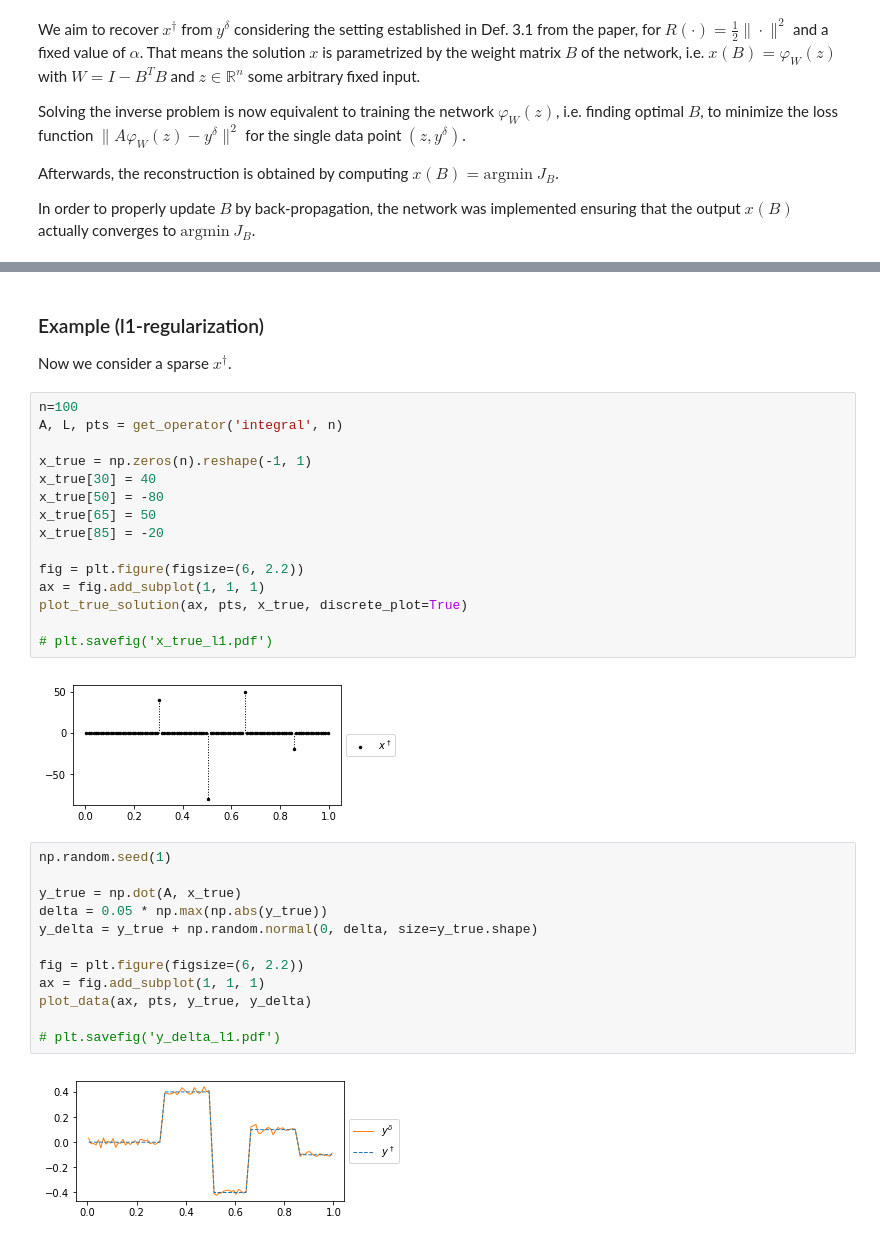
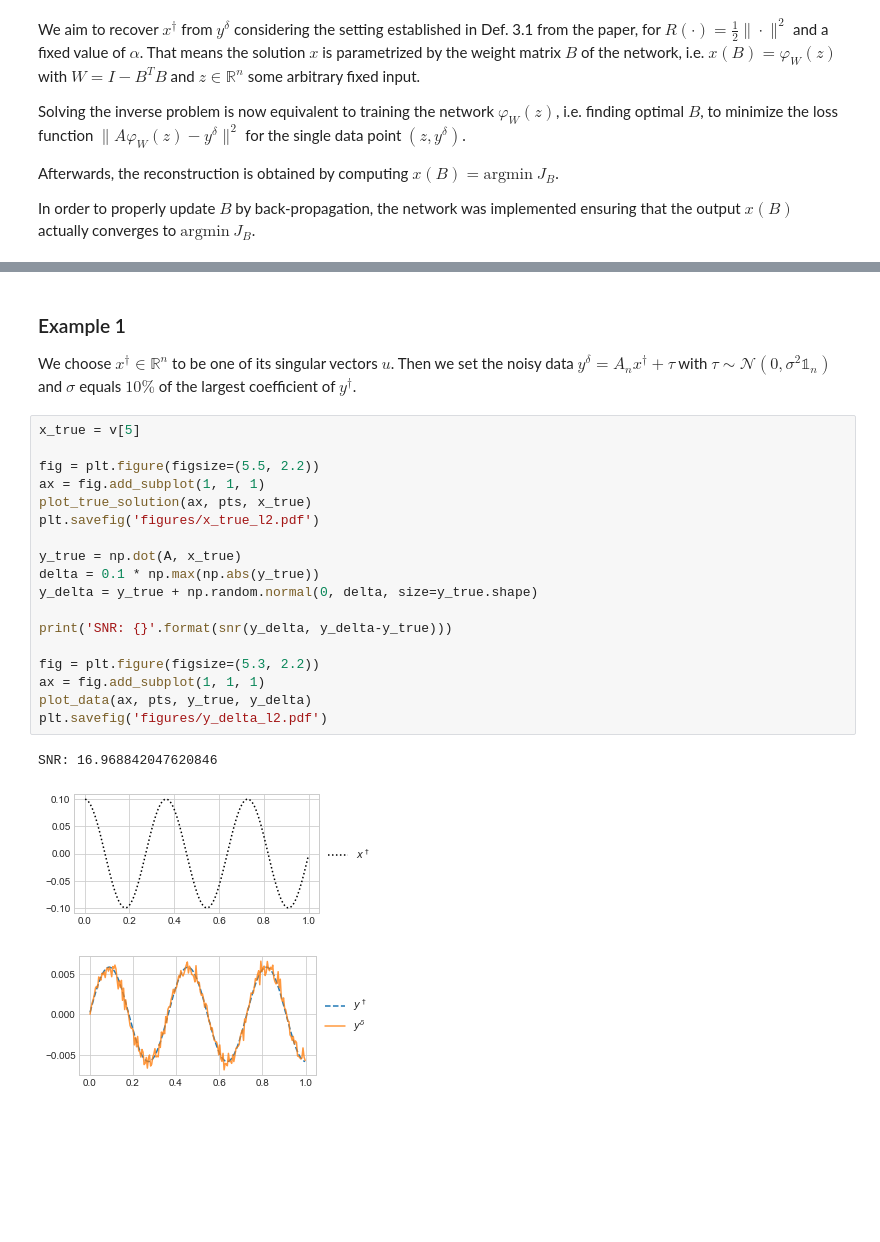
Before and after one commit to oterobaguer/analytic-deep-prior, a Jupyter notebook: analytic_deep_prior.ipynb, the cells around one changed output, grey strips where cells are left out. Cells and saved outputs as stored; diff of their text form; blank space fills up the shorter version.

```diff
--- a/analytic_deep_prior.ipynb
+++ b/analytic_deep_prior.ipynb
@@ -312,34 +261,25 @@ analytic deep prior error: 0.006373924393737879
-# %% [markdown]
-### Example (l1-regularization)
-Now we consider a sparse $x^\dagger$.
-# %%
-n=100
-A, L, pts = get_operator('integral', n)
-
-x_true = np.zeros(n).reshape(-1, 1)
-x_true[30] = 40
-x_true[50] = -80
-x_true[65] = 50
-x_true[85] = -20
-
-fig = plt.figure(figsize=(6, 2.2))
-ax = fig.add_subplot(1, 1, 1)
-plot_true_solution(ax, pts, x_true, discrete_plot=True)
-
-# plt.savefig('x_true_l1.pdf')
-# %% [output]
-[figure, removed]
+# %% [markdown]
+### Example 1
+We choose $x^\dagger \in \mathbb{R}^n$ to be one of its singular vectors $u$. Then we set the noisy data ${y^\delta = A_n x^\dagger + \tau}$ with ${\tau \sim \mathcal{N}(0,\sigma^2\mathbb{1}_n)}$ and $\sigma$ equals $10\%$ of the largest coefficient of $y^\dagger$.
 # %%
-np.random.seed(1)
+x_true = v[5]
+
+fig = plt.figure(figsize=(5.5, 2.2))
+ax = fig.add_subplot(1, 1, 1)
+plot_true_solution(ax, pts, x_true)
+plt.savefig('figures/x_true_l2.pdf')
 
 y_true = np.dot(A, x_true)
-delta = 0.05 * np.max(np.abs(y_true))
+delta = 0.1 * np.max(np.abs(y_true))
 y_delta = y_true + np.random.normal(0, delta, size=y_true.shape)
 
-fig = plt.figure(figsize=(6, 2.2))
+print('SNR: {}'.format(snr(y_delta, y_delta-y_true)))
+
+fig = plt.figure(figsize=(5.3, 2.2))
 ax = fig.add_subplot(1, 1, 1)
 plot_data(ax, pts, y_true, y_delta)
-
-# plt.savefig('y_delta_l1.pdf')
+plt.savefig('figures/y_delta_l2.pdf')
 # %% [output]
+SNR: 16.968842047620846
-[figure, old version]
+[figure, new version]
+[figure, added]
```
Also changed, not shown: parts of 33 cells of this notebook, 6 other files.
